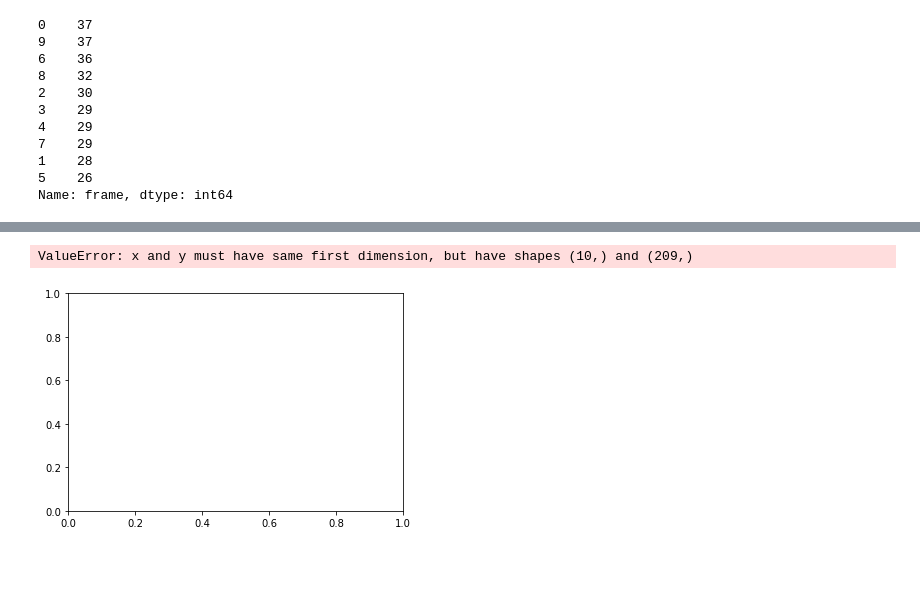
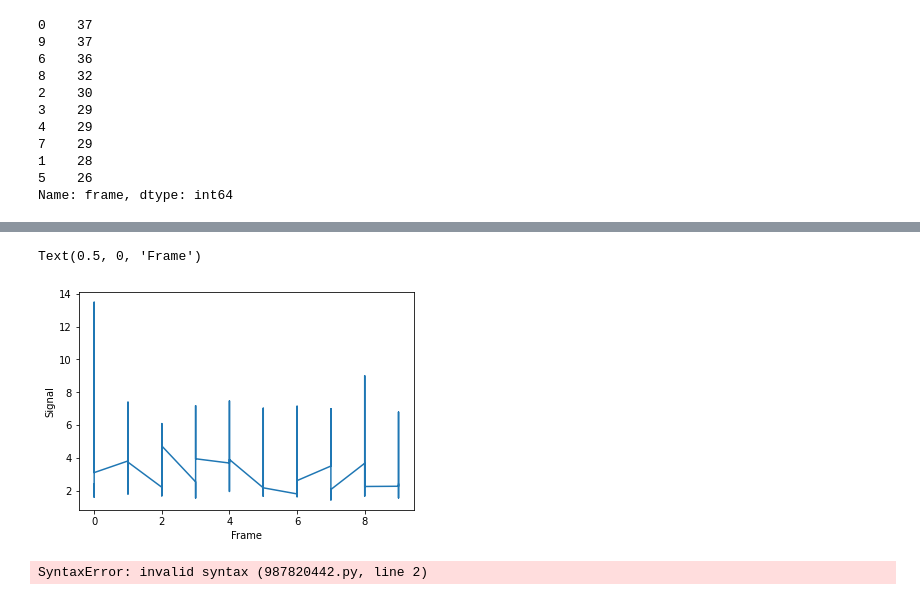
Before and after one commit to GabrielooL/AIA_Brightness, a Jupyter notebook: Isolating Particular Partials (Code). .ipynb, the cells around one changed output, grey strips where cells are left out. Drawn from its saved outputs; the diff is of its cells as text; code cells hidden in the pictures; blank space fills up the shorter version.

```diff
--- a/Isolating Particular Partials (Code). .ipynb
+++ b/Isolating Particular Partials (Code). .ipynb
@@ -259,14 +243,20 @@ t['frame'].iloc[iloc_valid].apply(pd.Series)
 # %%
 #The reason why the garph is like this is bc its grapging all the particals on oen go
 fig, ax = plt.subplots()
 
-Fra =  t['frame'].iloc[iloc_valid].value_counts()
-Sig =  t['signal'].iloc[iloc_valid].value_counts()
+Fra =  t['frame'].iloc[iloc_valid]
+Sig =  t['signal'].iloc[iloc_valid]
 ax.plot(Fra,Sig)
 plt.ylabel('Signal')
 plt.xlabel('Frame')
 # %% [output]
-ValueError: x and y must have same first dimension, but have shapes (10,) and (209,)
+Text(0.5, 0, 'Frame')
-[figure, old version]
+[figure, new version]
 # %%
 #Try to locate particals in a specific frame
+
+
+def plot_traj (t.iloc[iloc_valid],colorby='partical', mpp=None,
+               t_column = None, pos_columns=None, plot_style{}):
+# %% [output]
+SyntaxError: invalid syntax (987820442.py, line 2)
```
Also changed, not shown: parts of 5 cells of this notebook.
